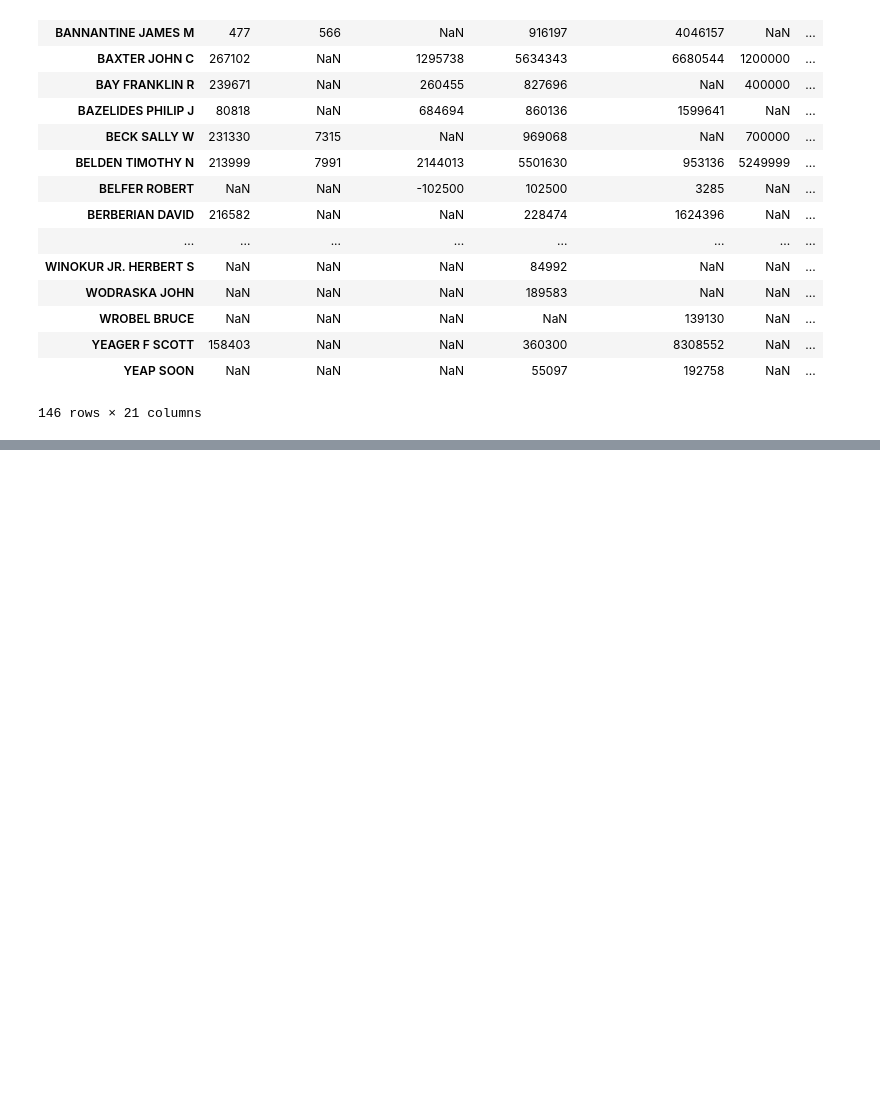
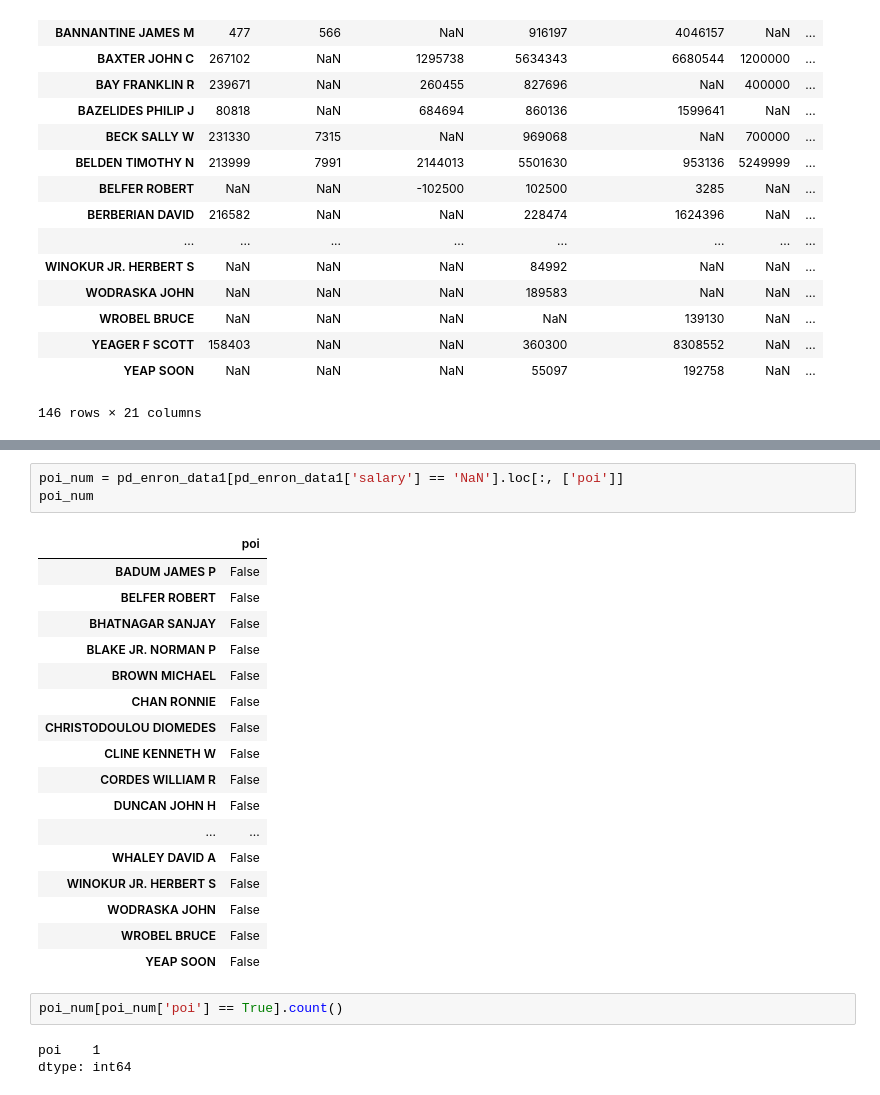
Before and after one commit to miaopei/MachineLearning, a Jupyter notebook: testing/P1_testing/ud120-projects/datasets_questions/explore_enron_data.ipynb, the cells around one changed output, grey strips where cells are left out. Cells and saved outputs as stored; diff of their text form; blank space fills up the shorter version.

```diff
--- a/testing/P1_testing/ud120-projects/datasets_questions/explore_enron_data.ipynb
+++ b/testing/P1_testing/ud120-projects/datasets_questions/explore_enron_data.ipynb
@@ -202,0 +282,26 @@ pd_enron_data1.dropna(subset=['salary'], how='any')
+# %%
+poi_num = pd_enron_data1[pd_enron_data1['salary'] == 'NaN'].loc[:, ['poi']]
+poi_num
+# %% [output]
+|  | poi |
+| BADUM JAMES P | False |
+| BELFER ROBERT | False |
+| BHATNAGAR SANJAY | False |
+| BLAKE JR. NORMAN P | False |
+| BROWN MICHAEL | False |
+| CHAN RONNIE | False |
+| CHRISTODOULOU DIOMEDES | False |
+| CLINE KENNETH W | False |
+| CORDES WILLIAM R | False |
+| DUNCAN JOHN H | False |
+| ... | ... |
+| WHALEY DAVID A | False |
+| WINOKUR JR. HERBERT S | False |
+| WODRASKA JOHN | False |
+| WROBEL BRUCE | False |
+| YEAP SOON | False |
+# %%
+poi_num[poi_num['poi'] == True].count()
+# %% [output]
+poi    1
+dtype: int64
```
Also changed, not shown: parts of 12 cells of this notebook.
